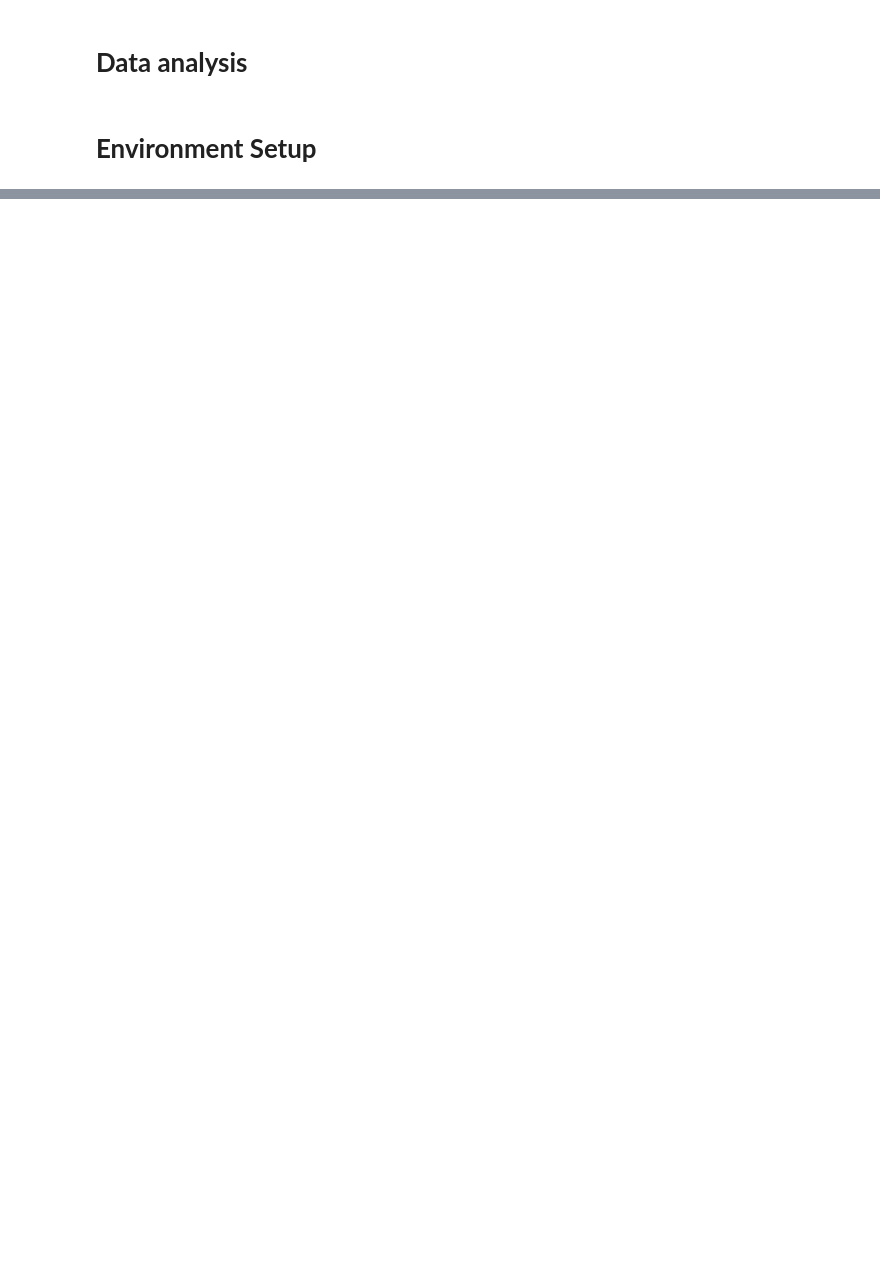
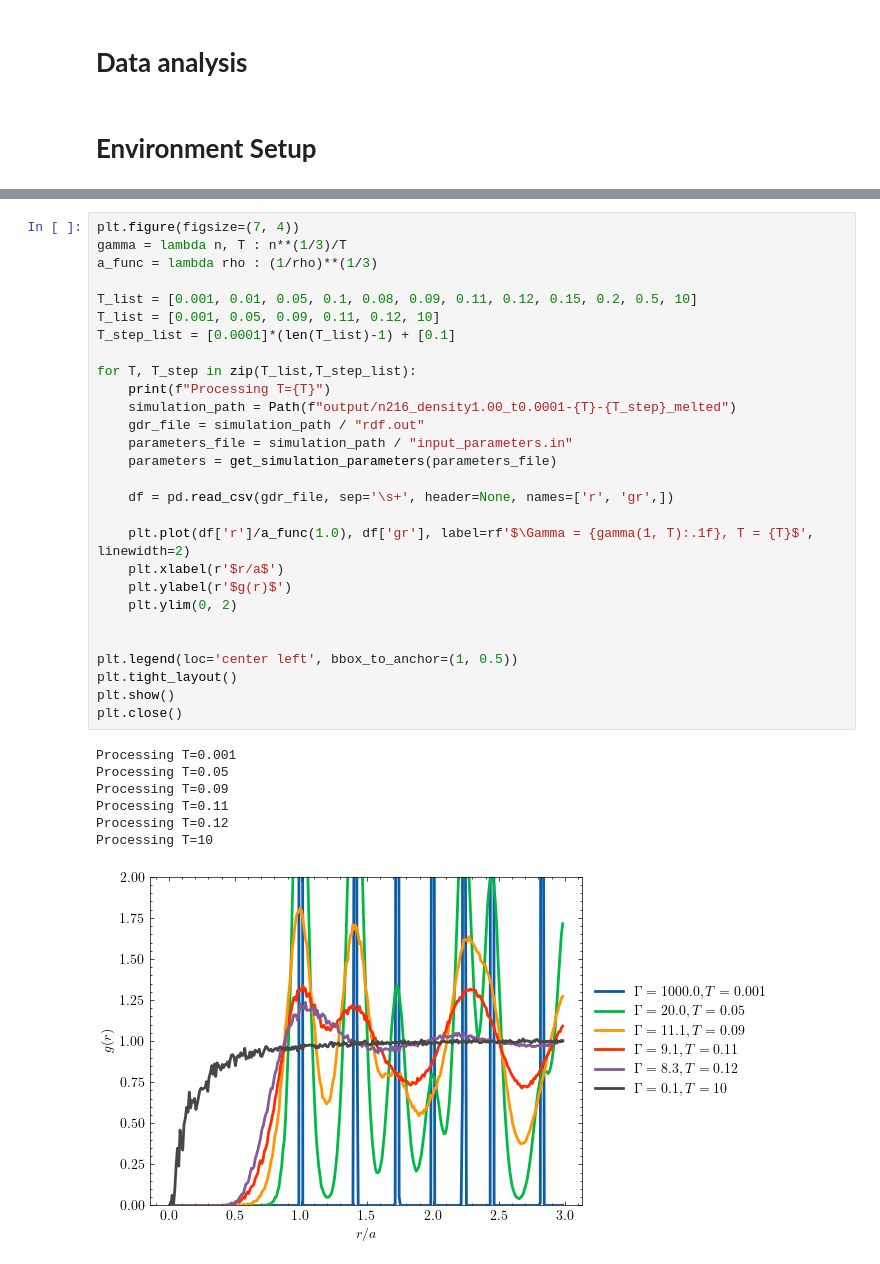
Before and after one commit to haxmxah/wigner_crystal_phase_transition, a Jupyter notebook: results_gr.ipynb, the cells around one changed output, grey strips where cells are left out. Drawn from its saved outputs; the diff is of its cells as text; blank space fills up the shorter version.

```diff
--- a/results_gr.ipynb
+++ b/results_gr.ipynb
@@ -86,0 +119,36 @@ def get_simulation_parameters(filepath):
+# %%
+plt.figure(figsize=(7, 4))
+gamma = lambda n, T : n**(1/3)/T
+a_func = lambda rho : (1/rho)**(1/3)
+
+T_list = [0.001, 0.01, 0.05, 0.1, 0.08, 0.09, 0.11, 0.12, 0.15, 0.2, 0.5, 10]
+T_list = [0.001, 0.05, 0.09, 0.11, 0.12, 10]
+T_step_list = [0.0001]*(len(T_list)-1) + [0.1]
+
+for T, T_step in zip(T_list,T_step_list):
+    print(f"Processing T={T}")
+    simulation_path = Path(f"output/n216_density1.00_t0.0001-{T}-{T_step}_melted")
+    gdr_file = simulation_path / "rdf.out"
+    parameters_file = simulation_path / "input_parameters.in"
+    parameters = get_simulation_parameters(parameters_file)
+
+    df = pd.read_csv(gdr_file, sep='\s+', header=None, names=['r', 'gr',])
+
+    plt.plot(df['r']/a_func(1.0), df['gr'], label=rf'$\Gamma = {gamma(1, T):.1f}, T = {T}$', linewidth=2)
+    plt.xlabel(r'$r/a$')
+    plt.ylabel(r'$g(r)$')
+    plt.ylim(0, 2)
+
+
+plt.legend(loc='center left', bbox_to_anchor=(1, 0.5))
+plt.tight_layout()
+plt.show()
+plt.close()
+# %% [output]
+Processing T=0.001
+Processing T=0.05
+Processing T=0.09
+Processing T=0.11
+Processing T=0.12
+Processing T=10
+[figure, added]
```
Also changed, not shown: parts of 11 cells of this notebook, 4 other files.
